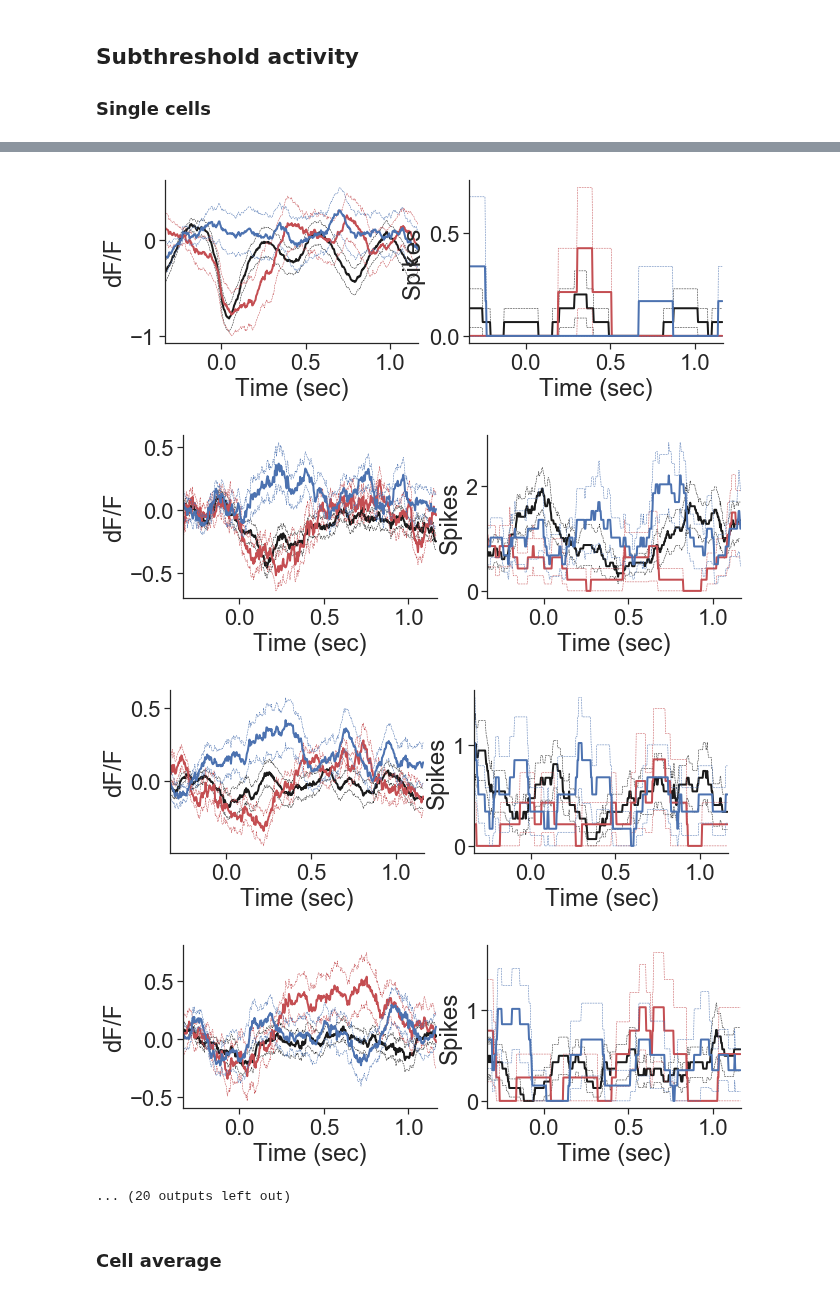
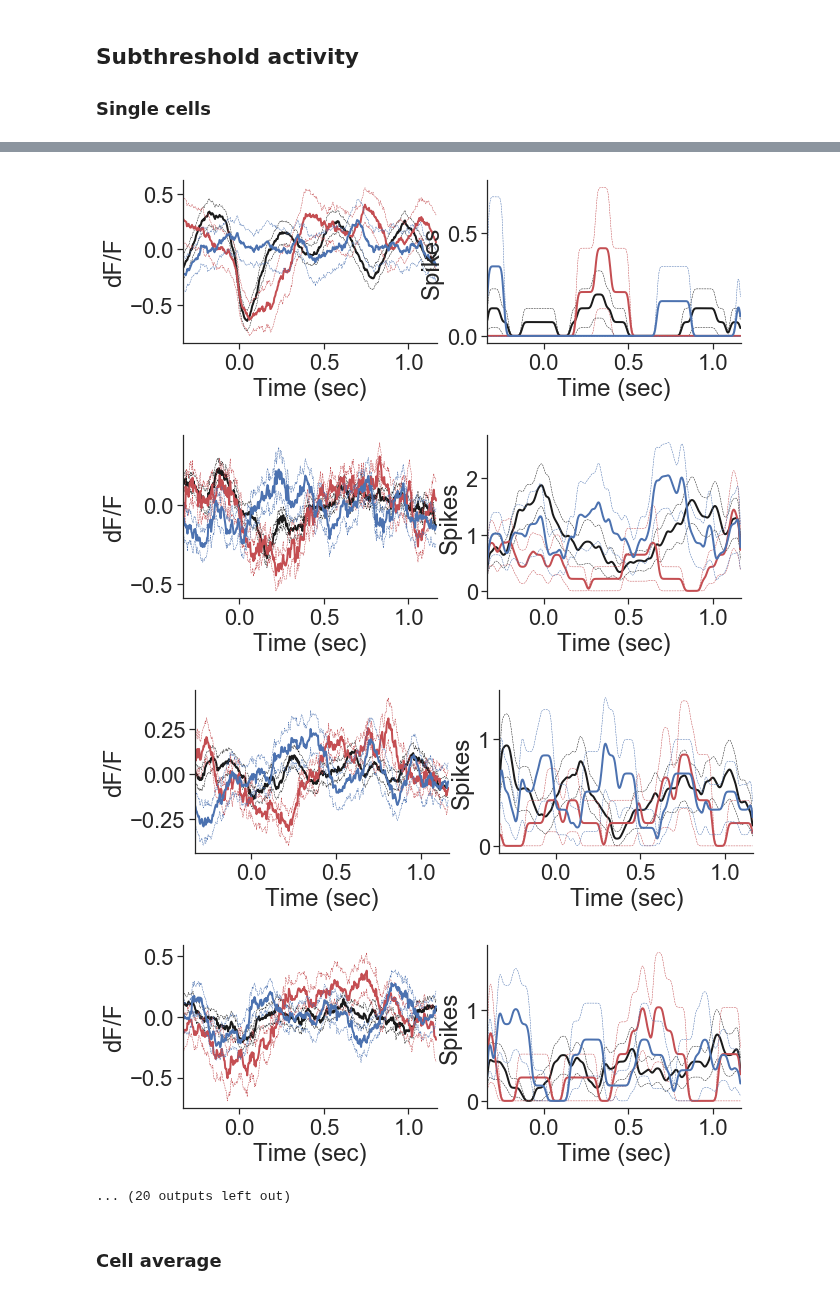
Before and after one commit to zqwei/DRN_voltage_analysis, a Jupyter notebook: Notebooks/swim_visual_only_task.ipynb, the cells around one changed output, grey strips where cells are left out. Saved outputs shown, nothing was run; the diff lists cells and outputs as text; code cells hidden in the pictures.

```diff
--- a/Notebooks/swim_visual_only_task.ipynb
+++ b/Notebooks/swim_visual_only_task.ipynb
@@ -89,6 +108,9 @@ for _, row in dat_xls_file.iterrows():
 ### Single cells
 # %%
 from scipy.stats import sem
+# %%
+k_ = gaussKernel(sigma=3)
+# k_ = boxcarKernel(sigma=5)
 # %%
 t_pre = 100 # time window pre-swim
 t_post = 350 # time window post-swim
@@ -110,10 +132,20 @@ for ind, row in dat_xls_file.iterrows():
     spk_swim = _['spk_swim']
     trial_valid = _['trial_valid']
 
+#     # print number of trials
+#     print(ind)
+#     for n in range(3):
+#         print((trial_valid & (task_period==n+1)).sum())
+#     print('\n')
+
     for n_cell in range(sub_swim.shape[0]):
         sub_list = sub_swim[n_cell]
-        sub_list = sub_list - sub_list[:, 0:70].mean(axis=-1, keepdims=True) # (t_pre-30):t_pre
+        # sub_list = sub_list - sub_list[:, 0:70].mean(axis=-1, keepdims=True) # (t_pre-30):t_pre
         spk_list = spk_swim[n_cell]
+        tmp = []
+        for n_spk in spk_list:
+            tmp.append(smooth(n_spk, k_))
+        spk_list = np.array(tmp)
 
         fig, ax = plt.subplots(1, 2, figsize=(10, 3))
         ax = ax.flatten()
@@ -130,7 +162,7 @@ for ind, row in dat_xls_file.iterrows():
             ax[0].set_xlabel('Time (sec)')
             ax[0].set_ylabel('dF/F')
             sns.despine()
-            # ax[0].set_title([folder, fish, n_cell])
+#             ax[0].set_title([folder, fish, n_cell])
             tmp1.append(mean_)
 
             ave_ = spk_list[(task_period==n+1) & trial_valid, :]*300
@@ -143,8 +175,8 @@ for ind, row in dat_xls_file.iterrows():
             ax[1].set_xlabel('Time (sec)')
             ax[1].set_ylabel('Spikes')
             sns.despine()
-            # ax[1].set_title([folder, fish, n_cell])
-            # ax[1].legend(bbox_to_anchor=(0, 1), loc='upper right', ncol=3)
+#             ax[1].set_title([folder, fish, n_cell])
+#             ax[1].legend(bbox_to_anchor=(0, 1), loc='upper right', ncol=3)
             tmp2.append(mean_)
         sub_ave.append(np.array(tmp1))
         spk_ave.append(np.array(tmp2))
@@ -162,7 +194,7 @@ for ind, row in dat_xls_file.iterrows():
-[figure, old version]
+[figure, new version]
-[figure, old version]
+[figure, new version]
-[figure, old version]
+[figure, new version]
-[figure, old version]
+[figure, new version]
 ... (20 outputs left out)
 # %%
 sub_ave = np.array(sub_ave)
```
Also changed, not shown: parts of 9 cells of this notebook.
